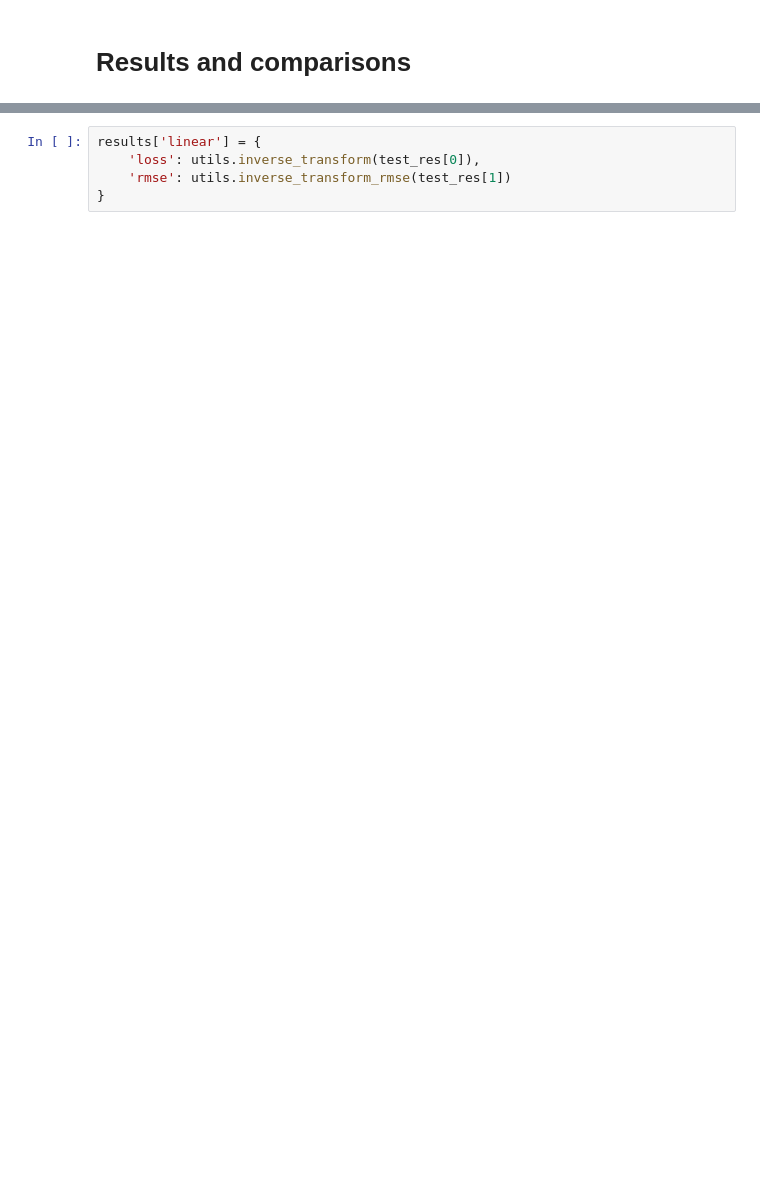
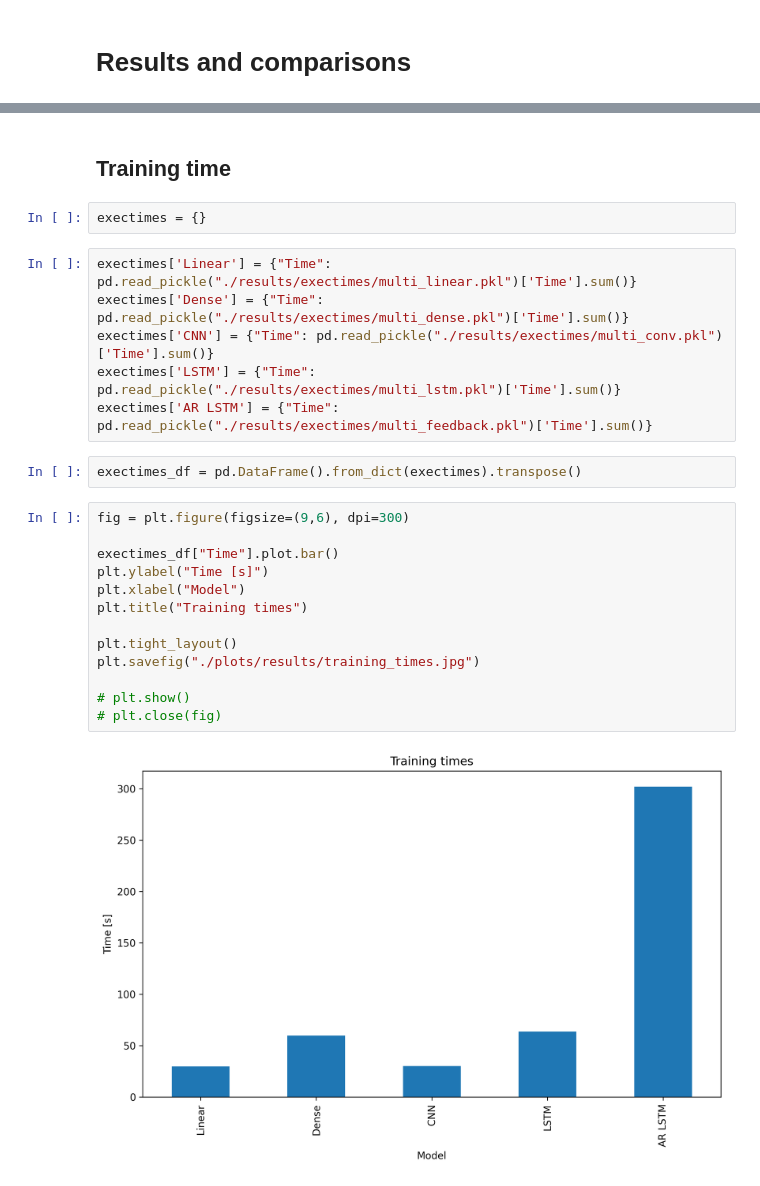
Before and after one commit to drdeleon/rack-temp-pred, a Jupyter notebook: rack-temp-pred/results.ipynb, the cells around one changed output, grey strips where cells are left out. Saved outputs shown, nothing was run; the diff lists cells and outputs as text; blank space fills up the shorter version.

Commit message:
results

```diff
--- a/rack-temp-pred/results.ipynb
+++ b/rack-temp-pred/results.ipynb
@@ -38,5 +9,27 @@ test_res = multi_linear_model.evaluate(window.train)
-# %%
-results['linear'] = {
-    'loss': utils.inverse_transform(test_res[0]),
-    'rmse': utils.inverse_transform_rmse(test_res[1])
-}
+# %% [markdown]
+## Training time
+# %%
+exectimes = {}
+# %%
+exectimes['Linear'] = {"Time": pd.read_pickle("./results/exectimes/multi_linear.pkl")['Time'].sum()}
+exectimes['Dense'] = {"Time": pd.read_pickle("./results/exectimes/multi_dense.pkl")['Time'].sum()}
+exectimes['CNN'] = {"Time": pd.read_pickle("./results/exectimes/multi_conv.pkl")['Time'].sum()}
+exectimes['LSTM'] = {"Time": pd.read_pickle("./results/exectimes/multi_lstm.pkl")['Time'].sum()}
+exectimes['AR LSTM'] = {"Time": pd.read_pickle("./results/exectimes/multi_feedback.pkl")['Time'].sum()}
+# %%
+exectimes_df = pd.DataFrame().from_dict(exectimes).transpose()
+# %%
+fig = plt.figure(figsize=(9,6), dpi=300)
+
+exectimes_df["Time"].plot.bar()
+plt.ylabel("Time [s]")
+plt.xlabel("Model")
+plt.title("Training times")
+
+plt.tight_layout()
+plt.savefig("./plots/results/training_times.jpg")
+
+# plt.show()
+# plt.close(fig)
+# %% [output]
+[figure, added]
```
Also changed, not shown: parts of 14 cells of this notebook, 20 other files.
